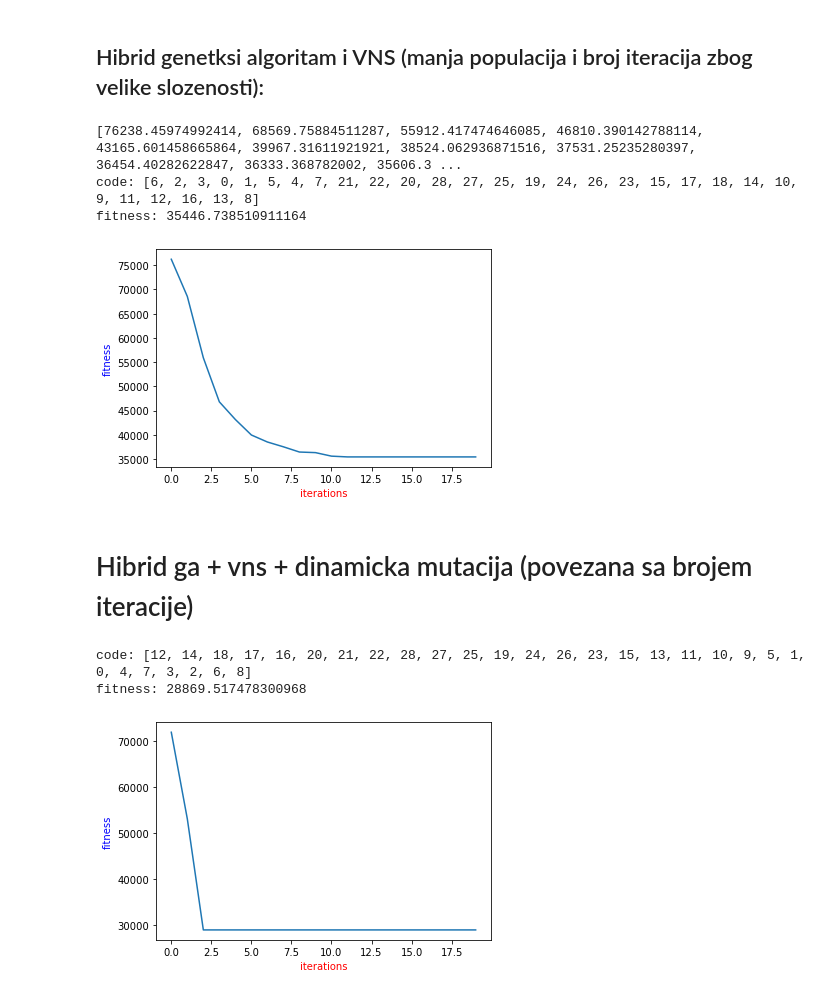
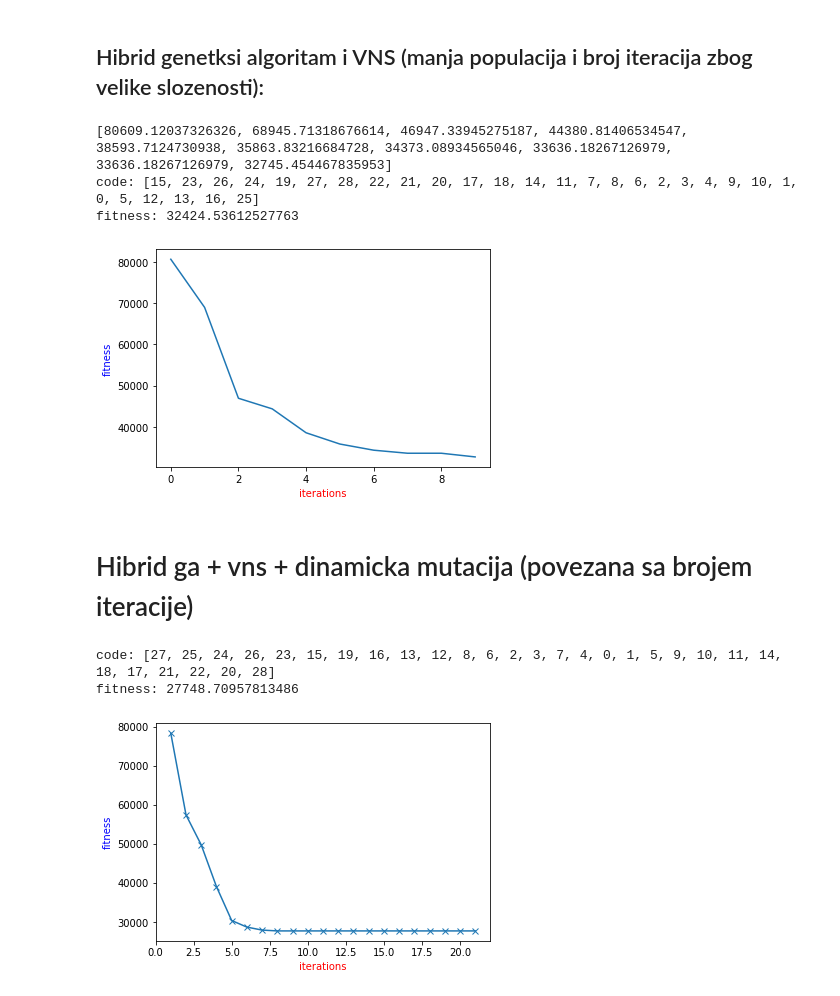
Before and after one commit to mkordic/ga_vns_hybrid, a Jupyter notebook: ga_vns_hybrid.ipynb, the cells around one changed output. Drawn from its saved outputs; the diff is of its cells as text; code cells hidden in the pictures.

```diff
--- a/ga_vns_hybrid.ipynb
+++ b/ga_vns_hybrid.ipynb
@@ -172,16 +168,6 @@ def local_search(graph,solution_after_shaking):
             solution_after_shaking.fitness = new_solution.fitness
 # %%
 def shaking(solution, k):
-    n = len(solution)
-    chosen_cities = random.sample(range(n), 2*k)
-    new_solution = deepcopy(solution)
-    m = len(chosen_cities)
-    for i in range(0, m, 2):
-        new_solution[i], new_solution[i+1] = new_solution[i+1], new_solution[i]
-
-    return new_solution
-
-def shaking2(solution, k):
     n = len(solution.code)
     new_solution = deepcopy(solution)
     for _ in range(k):
@@ -192,17 +178,13 @@ def shaking2(solution, k):
 # %%
 def vns(graph,individual, max_k, max_iter, move_prob):
 
-   # new_individual = Individual(graph)
     solution = deepcopy(individual)
-#     solution.code[:] = individual.code[:]
-#     solution.fitness = solution.calc_fitness()
     value = individual.fitness
 
     for i in range(max_iter):
         for k in range(max_k):
-            new_solution = shaking2(solution, k)
+            new_solution = shaking(solution, k)
             local_search(graph,new_solution)
-           # new_individual.code = new_solution.code
 
             new_solution.fitness = new_solution.calc_fitness(graph)
             new_value = new_solution.fitness
@@ -599,13 +602,18 @@ def ga_vns(g,num_iters, use_elitism, elitism_size, mutation_prob, tournament_siz
     population = [Individual(g) for _ in range(population_size)]
     new_population = [Individual(g) for _ in range(population_size)]
     tmp = []
+    if not use_elitism:
+        elitism_size = 0
+
     for _ in range(num_iters):
-        population.sort()
-        tmp.append(population[0].fitness)
-#         if use_elitism:
-#             population.sort()
-#             tmp.append(population[0].fitness)
-#             new_population[:elitism_size] = population[:elitism_size]
+        if use_elitism:
+            population.sort()
+            tmp.append(deepcopy(population[0].fitness))
+            new_population[:elitism_size] = population[:elitism_size]
+        else:
+            current_best_fitness = min(population)
+            tmp.append(deepcopy(current_best_fitness))
+
         for i in range(elitism_size, population_size, 2):
             #selection
             parent1, parent1_idx = selection(population, tournament_size)
@@ -622,12 +630,12 @@ def ga_vns(g,num_iters, use_elitism, elitism_size, mutation_prob, tournament_siz
             new_population[i].fitness = new_population[i].calc_fitness(g)
             new_population[i+1].fitness = new_population[i+1].calc_fitness(g)
 
-            #TODO: vns
+            #vns
             vns(graph,new_population[i], 2, 5, 0.5)
             vns(graph,new_population[i+1], 2, 5, 0.5)
 
 
-            #replace_population
+        #replace_population
         vns(graph,population[0], 3, 15, 0.5)
         population[:] = new_population[:]
 
@@ -642,18 +650,18 @@ def ga_vns(g,num_iters, use_elitism, elitism_size, mutation_prob, tournament_siz
     plt.ylabel("fitness",color="blue",fontsize=10)
 # %%
 ga_vns( graph,
-    num_iters = 20,
+    num_iters = 10,
     use_elitism = True,
-    population_size = 100,
+    population_size = 150,
     elitism_size = 16,
     mutation_prob = 0.15,
     tournament_size = 10,
     )
 # %% [output]
-[76238.45974992414, 68569.75884511287, 55912.417474646085, 46810.390142788114, 43165.601458665864, 39967.31611921921, 38524.062936871516, 37531.25235280397, 36454.40282622847, 36333.368782002, 35606.3 ...
-code: [6, 2, 3, 0, 1, 5, 4, 7, 21, 22, 20, 28, 27, 25, 19, 24, 26, 23, 15, 17, 18, 14, 10, 9, 11, 12, 16, 13, 8]
-fitness: 35446.738510911164
+[80609.12037326326, 68945.71318676614, 46947.33945275187, 44380.81406534547, 38593.7124730938, 35863.83216684728, 34373.08934565046, 33636.18267126979, 33636.18267126979, 32745.454467835953]
+code: [15, 23, 26, 24, 19, 27, 28, 22, 21, 20, 17, 18, 14, 11, 7, 8, 6, 2, 3, 4, 9, 10, 1, 0, 5, 12, 13, 16, 25]
+fitness: 32424.53612527763
-[figure, old version]
+[figure, new version]
 # %% [markdown]
 # Hibrid ga + vns + dinamicka mutacija (povezana sa brojem iteracije)
 # %%
@@ -712,10 +724,10 @@ ga_rvns_dynamic_iteration_depandent_mutation( graph,
     num_iters = 20,
     use_elitism = True,
     population_size = 1000,
-    elitism_size = 60,
-    tournament_size = 5,
+    elitism_size = 10,
+    tournament_size = 10,
     )
 # %% [output]
-code: [12, 14, 18, 17, 16, 20, 21, 22, 28, 27, 25, 19, 24, 26, 23, 15, 13, 11, 10, 9, 5, 1, 0, 4, 7, 3, 2, 6, 8]
-fitness: 28869.517478300968
+code: [27, 25, 24, 26, 23, 15, 19, 16, 13, 12, 8, 6, 2, 3, 7, 4, 0, 1, 5, 9, 10, 11, 14, 18, 17, 21, 22, 20, 28]
+fitness: 27748.70957813486
-[figure, old version]
+[figure, new version]
```
Also changed, not shown: parts of 20 cells of this notebook.
